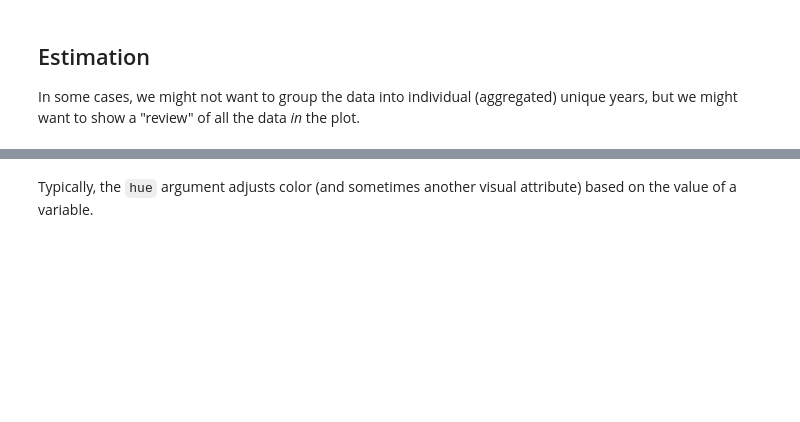
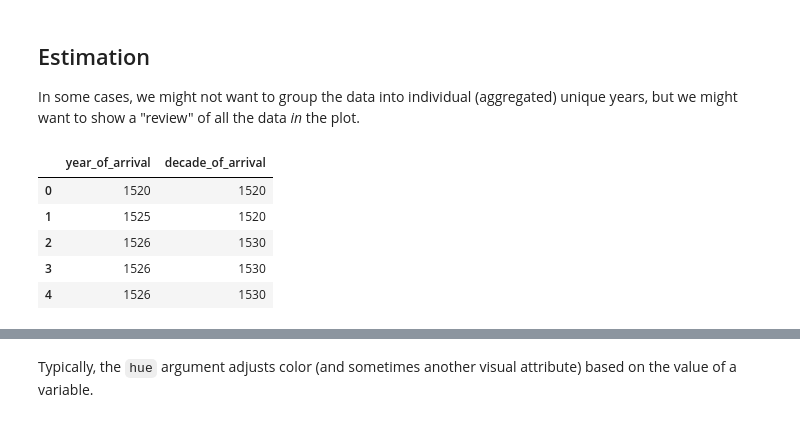
Before and after one commit to wprocise/week-3, a Jupyter notebook: lab-pandas.ipynb, the cells around one changed output, grey strips where cells are left out. Cells and saved outputs as stored; diff of their text form; code cells hidden in the pictures; blank space fills up the shorter version.

```diff
--- a/lab-pandas.ipynb
+++ b/lab-pandas.ipynb
@@ -938,17 +948,23 @@ df_slavery[mask_new_passengers][['total_disembarked', 'total_embarked']]
 A good chunk of the data indicates that sometimes more people disembarked then embarked; maybe babies were born on these voyages? The difference between `total_disembarked` and `total_embarked` is interesting here, so we will capture this as a column.
 # %%
 # here, we want to "capture" the anomaly by making it negative
-df_slavery['embarkment_diff'] = df_slavery['total_embarked'] - df_slavery['total_disembarked']
+df_slavery['embarkment_diff'] = df_slavery['total_embarked'] \
+                                - df_slavery['total_disembarked']
 # %% [markdown]
 It would also be helpful to have the total *number* of children, women, and men aboard each voyage, and typically we could calculate this by multiplying their `percent_...` columns by some `total_...` column, but since the two totals are not equal, we can't be sure which to choose (if either, at all). The best we can do here is create a couple estimations: one for the "average" number of passengers (the average of `total_embarked` and `total_disembarked`), and one for the estimated children, women, and men (i.e., the `percent_` column multiplied by this average).
 
 Also, there's no reason to have more than one decimal point in our estimations, so we will [round](https://pandas.pydata.org/docs/reference/api/pandas.DataFrame.round.html) our values to the nearest tenth (we want to preserve at least a little fidelity).
 # %%
-df_slavery['avg_passengers'] = df_slavery[['total_disembarked', 'total_embarked']].mean(axis=1).round(1)
+df_slavery['avg_passengers'] = df_slavery[['total_disembarked',
+                                           'total_embarked']] \
+                                            .mean(axis=1).round(1)
 
-df_slavery['avg_children'] = (df_slavery['avg_passengers'] * df_slavery['percent_children']).round(1)
-df_slavery['avg_women'] = (df_slavery['avg_passengers'] * df_slavery['percent_women']).round(1)
-df_slavery['avg_men'] = (df_slavery['avg_passengers'] * df_slavery['percent_men']).round(1)
+df_slavery['avg_children'] = (df_slavery['avg_passengers'] *
+                              df_slavery['percent_children']).round(1)
+df_slavery['avg_women'] = (df_slavery['avg_passengers'] *
+                           df_slavery['percent_women']).round(1)
+df_slavery['avg_men'] = (df_slavery['avg_passengers'] *
+                         df_slavery['percent_men']).round(1)
 # %%
 df_slavery.columns
 # %% [output]
@@ -1166,8 +1186,9 @@ U.S.A.               33.709865
 Name: avg_children, dtype: float64
 # %%
 # transform "expands" the values to each row in the group
-df_slavery['avg_children_within_nation'] = df_slavery.groupby('national_affiliation')['avg_children'] \
-                                                     .transform('mean')
+df_slavery['avg_children_within_nation'] = df_slavery \
+                                            .groupby('national_affiliation') \
+                                            ['avg_children'].transform('mean')
 # %%
 # verify this with the above groupby aggregation
 df_slavery[['national_affiliation', 'avg_children', 'avg_children_within_nation']].dropna()
@@ -1328,6 +1345,15 @@ In some cases, we might not want to group the data into individual (aggregated)
 # %%
 # capture the decade, the time at a lower fidelity
 df_slavery['decade_of_arrival'] = df_slavery['year_of_arrival'].round(-1)
+# %%
+df_slavery[['year_of_arrival', 'decade_of_arrival']].head()
+# %% [output]
+|  | year_of_arrival | decade_of_arrival |
+| 0 | 1520 | 1520 |
+| 1 | 1525 | 1520 |
+| 2 | 1526 | 1530 |
+| 3 | 1526 | 1530 |
+| 4 | 1526 | 1530 |
 # %%
 # the shaded region is a "confidence interval", of sorts
 sns.lineplot(data=df_slavery, x='decade_of_arrival', y='avg_children');
```
Also changed, not shown: parts of 36 cells of this notebook, 1 other file.
